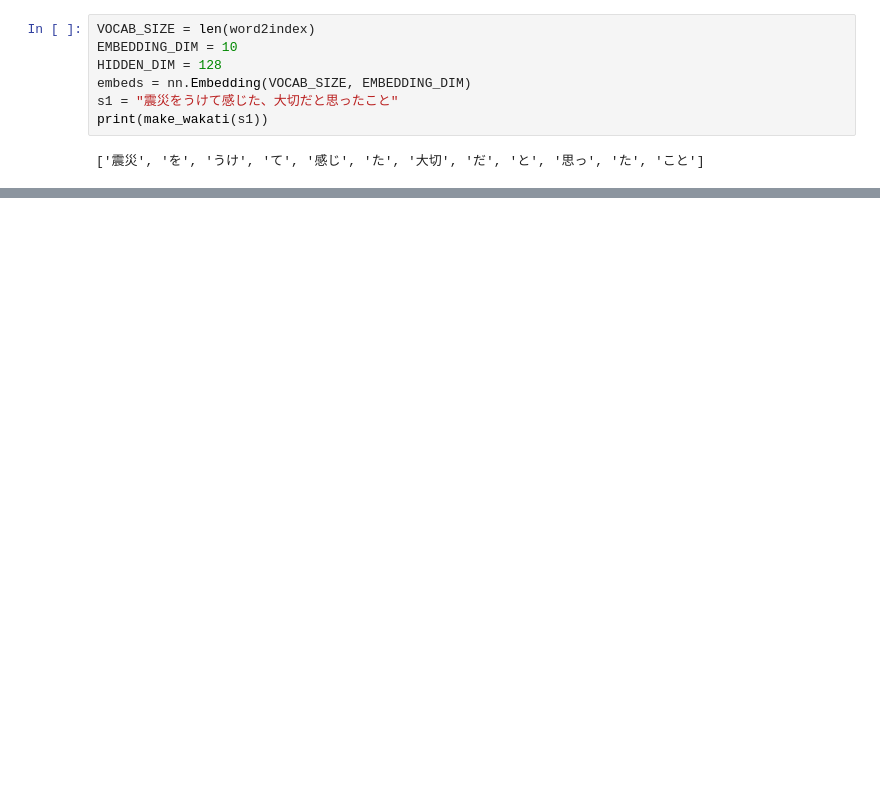
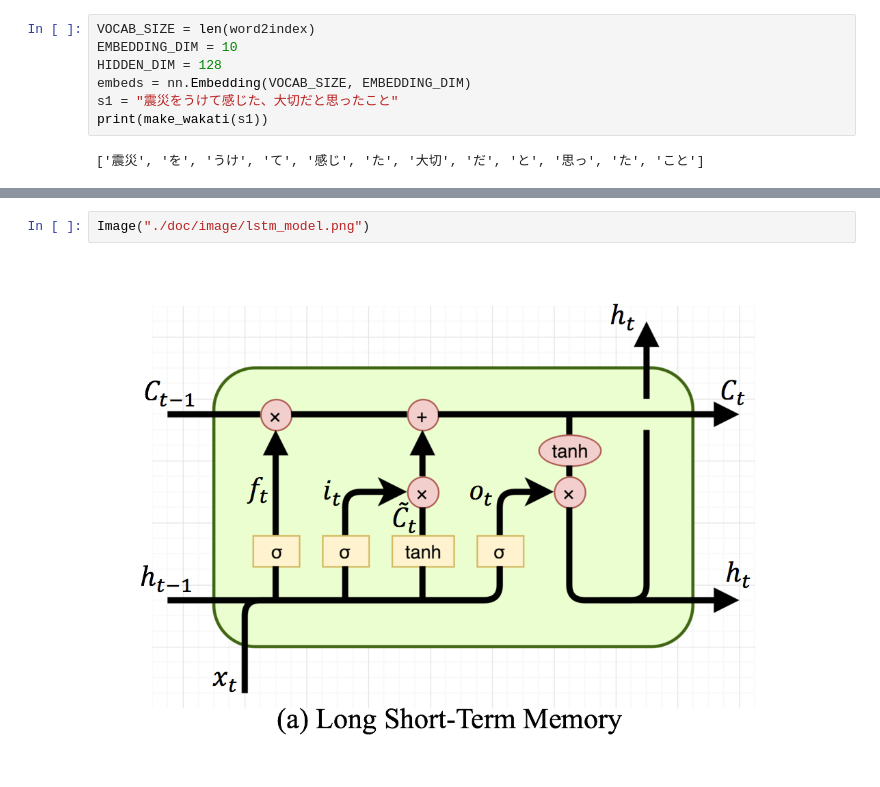
Before and after one commit to isoittech/SAMPLE_WEB_pytorch_lstm, a Jupyter notebook: mk_pytorch01.ipynb, the cells around one changed output, grey strips where cells are left out. Saved outputs shown, nothing was run; the diff lists cells and outputs as text; blank space fills up the shorter version.

```diff
--- a/mk_pytorch01.ipynb
+++ b/mk_pytorch01.ipynb
@@ -264,0 +274,4 @@ out2[1].size():$torch.Size([1, 1, 128])
+# %%
+Image("./doc/image/lstm_model.png")
+# %% [output]
+[figure, added]
```
Also changed, not shown: parts of 29 cells of this notebook, 4 other files.
